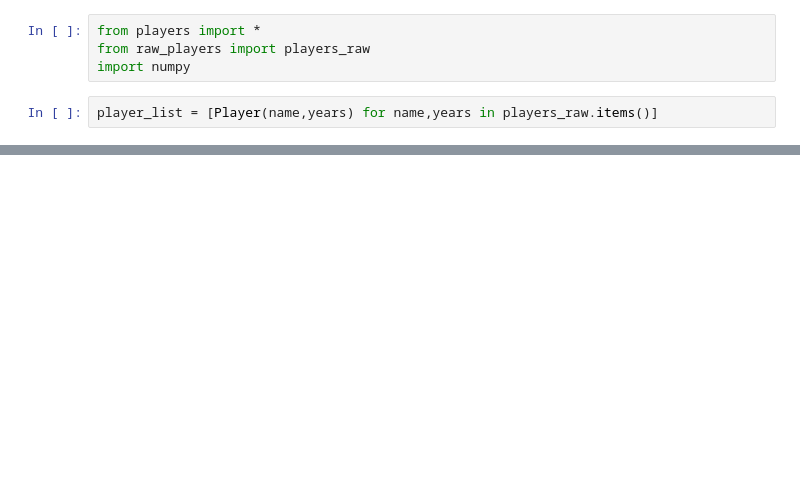
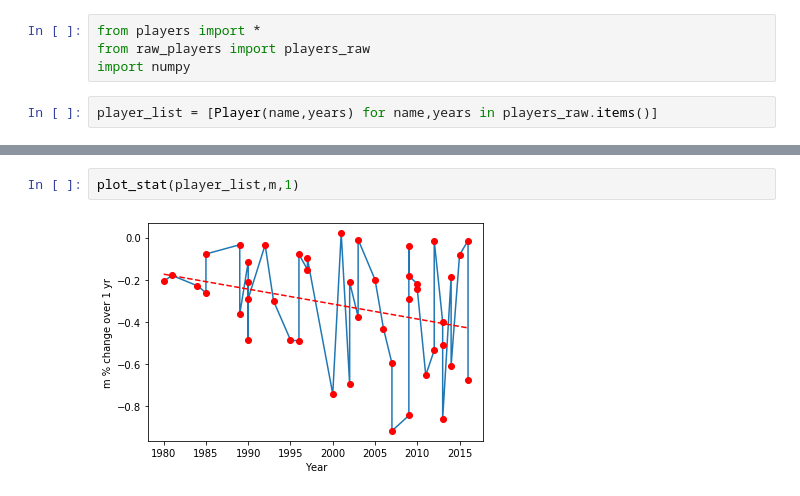
Before and after one commit to noogie13/nba-acl, a Jupyter notebook: analysis.ipynb, the cells around one changed output, grey strips where cells are left out. Drawn from its saved outputs; the diff is of its cells as text; blank space fills up the shorter version.

```diff
--- a/analysis.ipynb
+++ b/analysis.ipynb
@@ -28,0 +36,4 @@ plot_stat(player_list,ppg)
+# %%
+plot_stat(player_list,m,1)
+# %% [output]
+[figure, added]
```
Also changed, not shown: parts of 6 cells of this notebook.
